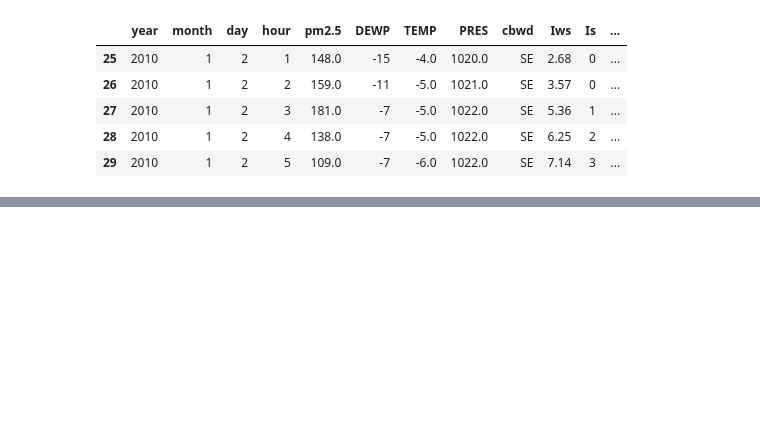
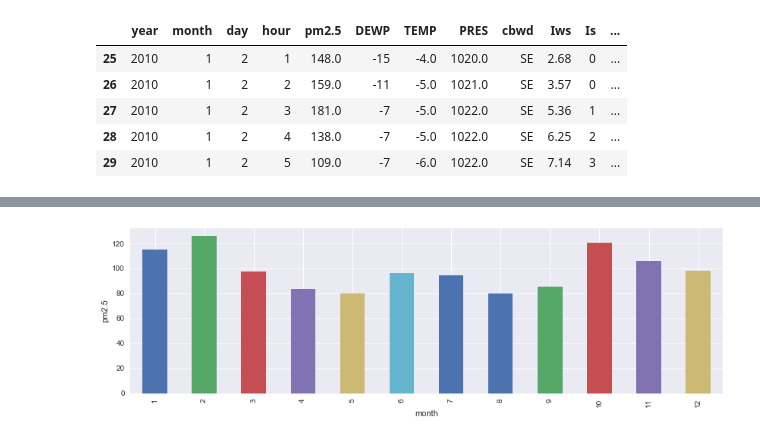
Before and after one commit to jonworkman88/dat11syd, a Jupyter notebook: project/project_3.ipynb, the cells around one changed output, grey strips where cells are left out. Drawn from its saved outputs; the diff is of its cells as text; code cells hidden in the pictures; blank space fills up the shorter version.

```diff
--- a/project/project_3.ipynb
+++ b/project/project_3.ipynb
@@ -48,0 +78,3 @@ df.head()
+# %%
+mean_pm = df.groupby(['month'])['pm2.5'].mean()
+mean_pm
@@ -48,0 +98,5 @@ df.head()
+# %%
+mean_pm.plot(kind='bar',figsize=(14,4))
+plt.ylabel('pm2.5');
+# %% [output]
+[figure, added]
```
Also changed, not shown: parts of 42 cells of this notebook, 5 other files.
